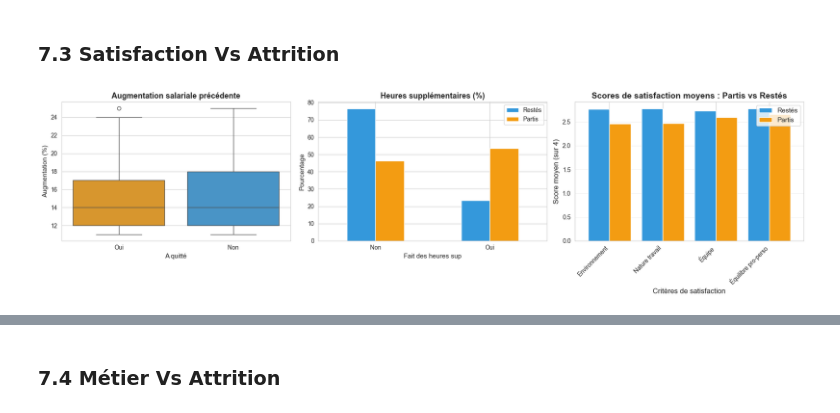
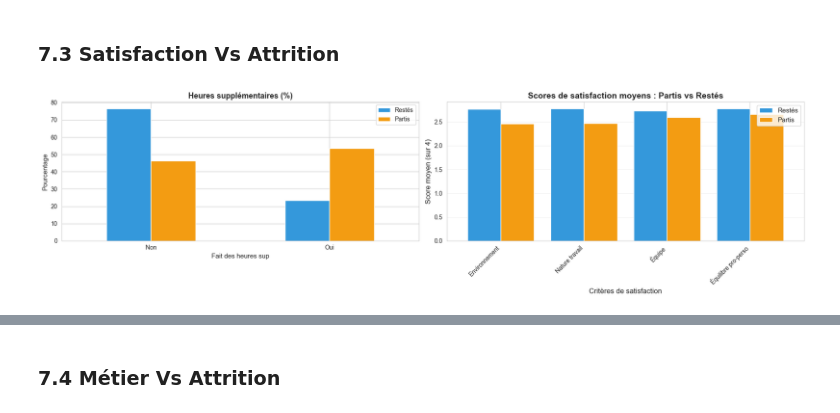
Before and after one commit to vler0ux/esn, a Jupyter notebook: 01_analyse_exploratoire.ipynb, the cells around one changed output, grey strips where cells are left out. Cells and saved outputs as stored; diff of their text form; code cells hidden in the pictures.

```diff
--- a/01_analyse_exploratoire.ipynb
+++ b/01_analyse_exploratoire.ipynb
@@ -1069,48 +1125,41 @@ Oui                    4787.0  3202.0  3640.0
 ### 7.3 Satisfaction Vs Attrition
 # %%
 # Graphique 4 : Notes d'évaluation et augmentation salariale
-fig, axes = plt.subplots(1, 3, figsize=(18, 5))
+fig, axes = plt.subplots(1, 2, figsize=(18, 5))
 
-
-# Augmentation salariale précédente
-sns.boxplot(data=df_complet, x='a_quitte_l_entreprise', y='augmentation_salaire_precedente', hue='a_quitte_l_entreprise',
-            palette=colors, ax=axes[0])
-axes[0].set_title('Augmentation salariale précédente', fontsize=13, fontweight='bold')
-axes[0].set_xlabel('A quitté', fontsize=11)
-axes[0].set_ylabel('Augmentation (%)', fontsize=11)
 
 # Heures supplémentaires
 heures_sup = pd.crosstab(df_complet['a_quitte_l_entreprise'],
                          df_complet['heure_supplementaires'],
                          normalize='index') * 100
-heures_sup.T.plot(kind='bar', ax=axes[1], color=[colors['Non'], colors['Oui']])
-axes[1].set_title('Heures supplémentaires (%)', fontsize=13, fontweight='bold')
-axes[1].set_xlabel('Fait des heures sup', fontsize=11)
-axes[1].set_ylabel('Pourcentage', fontsize=11)
-axes[1].legend(['Restés', 'Partis'])
-axes[1].set_xticklabels(['Non', 'Oui'], rotation=0)
+heures_sup.T.plot(kind='bar', ax=axes[0], color=[colors['Non'], colors['Oui']])
+axes[0].set_title('Heures supplémentaires (%)', fontsize=13, fontweight='bold')
+axes[0].set_xlabel('Fait des heures sup', fontsize=11)
+axes[0].set_ylabel('Pourcentage', fontsize=11)
+axes[0].legend(['Restés', 'Partis'])
+axes[0].set_xticklabels(['Non', 'Oui'], rotation=0)
 
-# Graphique 3 : Scores de satisfaction
+# Graphique : Scores de satisfaction
 colonnes_satisfaction = [
     'satisfaction_employee_environnement',
     'satisfaction_employee_nature_travail',
     'satisfaction_employee_equipe',
     'satisfaction_employee_equilibre_pro_perso'
 ]
 
 # Calculer les moyennes par groupe
 satisfaction_moy = df_complet.groupby('a_quitte_l_entreprise')[colonnes_satisfaction].mean()
 
 # Barplot comparatif
-satisfaction_moy.T.plot(kind='bar', ax=axes[2], color=[colors['Non'], colors['Oui']], width=0.8)
-axes[2].set_title('Scores de satisfaction moyens : Partis vs Restés', fontsize=14, fontweight='bold')
-axes[2].set_xlabel('Critères de satisfaction', fontsize=12)
-axes[2].set_ylabel('Score moyen (sur 4)', fontsize=12)
-axes[2].set_xticklabels(['Environnement', 'Nature travail', 'Équipe', 'Équilibre pro-perso'], rotation=45, ha='right')
-axes[2].legend(['Restés', 'Partis'], fontsize=11)
-axes[2].grid(axis='y', alpha=0.3)
+satisfaction_moy.T.plot(kind='bar', ax=axes[1], color=[colors['Non'], colors['Oui']], width=0.8)
+axes[1].set_title('Scores de satisfaction moyens : Partis vs Restés', fontsize=14, fontweight='bold')
+axes[1].set_xlabel('Critères de satisfaction', fontsize=12)
+axes[1].set_ylabel('Score moyen (sur 4)', fontsize=12)
+axes[1].set_xticklabels(['Environnement', 'Nature travail', 'Équipe', 'Équilibre pro-perso'], rotation=45, ha='right')
+axes[1].legend(['Restés', 'Partis'], fontsize=11)
+axes[1].grid(axis='y', alpha=0.3)
 
 plt.tight_layout()
 plt.show()
 # %% [output]
-[figure, old version]
+[figure, new version]
```
Also changed, not shown: parts of 13 cells of this notebook, 1 other file.
